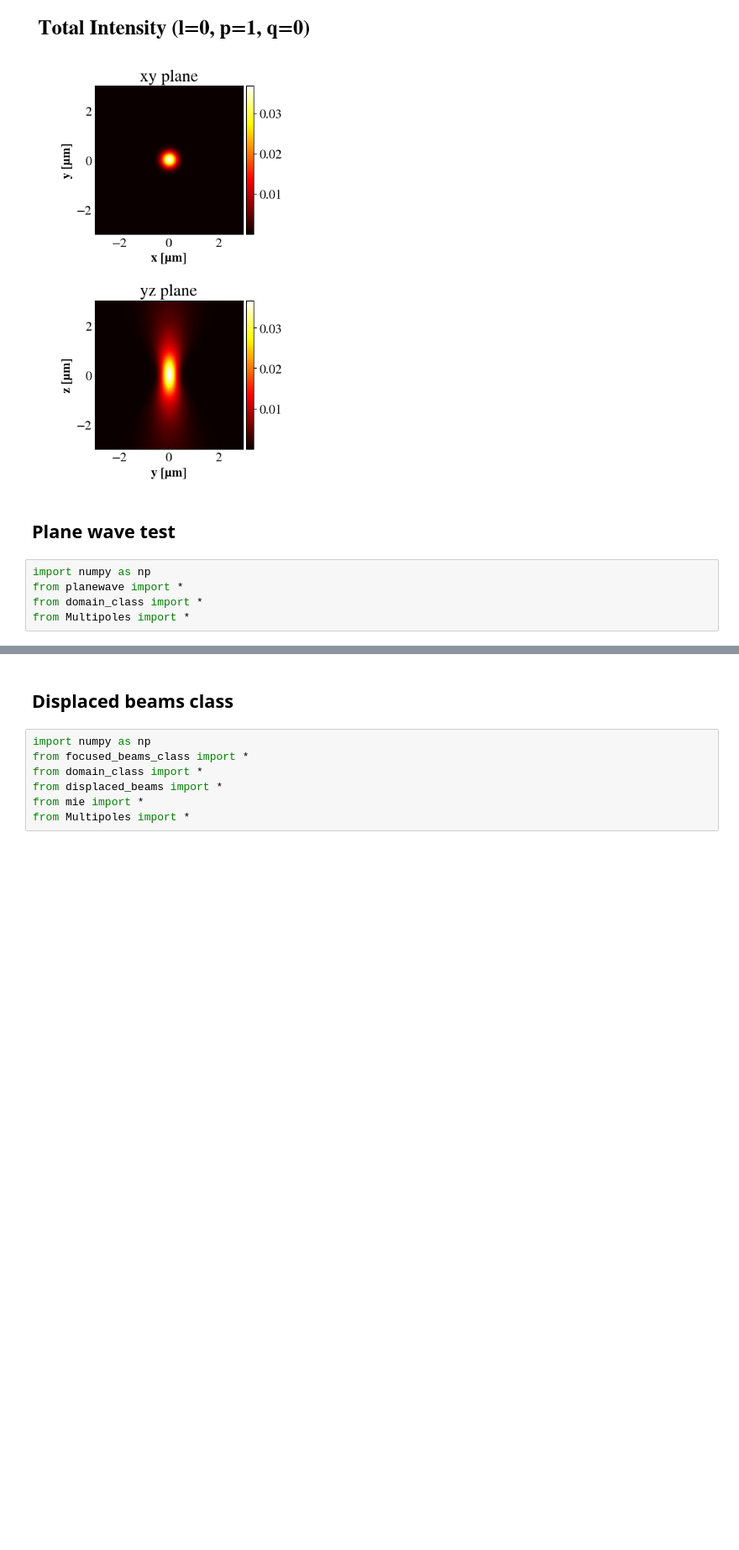
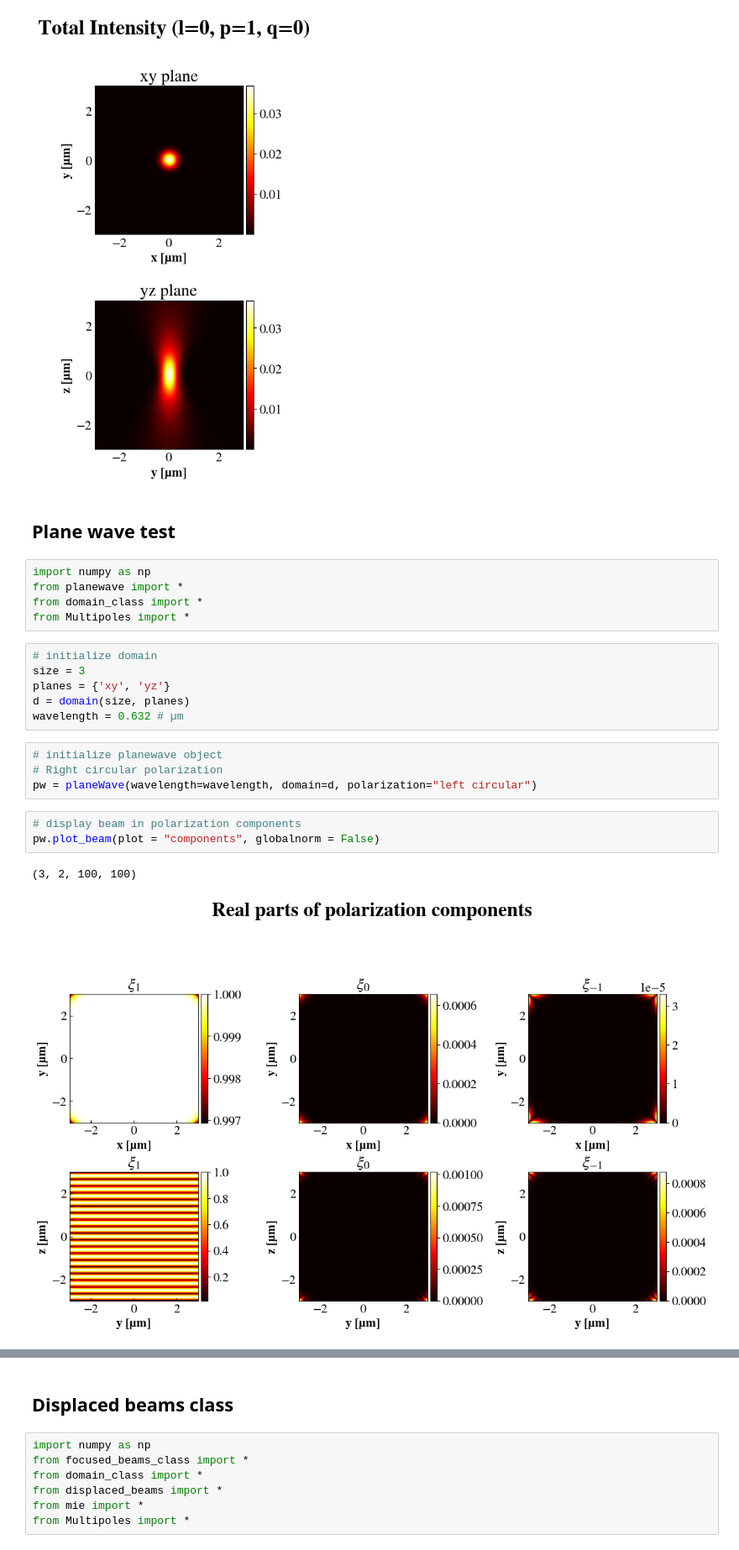
Before and after one commit to joakimpugesgaard/PyScatter, a Jupyter notebook: test.ipynb, the cells around one changed output, grey strips where cells are left out. Shown at 84% size. Saved outputs shown, nothing was run; the diff lists cells and outputs as text; blank space fills up the shorter version.

```diff
--- a/test.ipynb
+++ b/test.ipynb
@@ -146,3 +172,19 @@ import numpy as np
 from planewave import *
 from domain_class import *
 from Multipoles import *
+# %%
+# initialize domain
+size = 3
+planes = {'xy', 'yz'}
+d = domain(size, planes)
+wavelength = 0.632 # µm
+# %%
+# initialize planewave object
+# Right circular polarization
+pw = planeWave(wavelength=wavelength, domain=d, polarization="left circular")
+# %%
+# display beam in polarization components
+pw.plot_beam(plot = "components", globalnorm = False)
+# %% [output]
+(3, 2, 100, 100)
+[figure, added]
```
Also changed, not shown: parts of 8 cells of this notebook, 1 other file.
